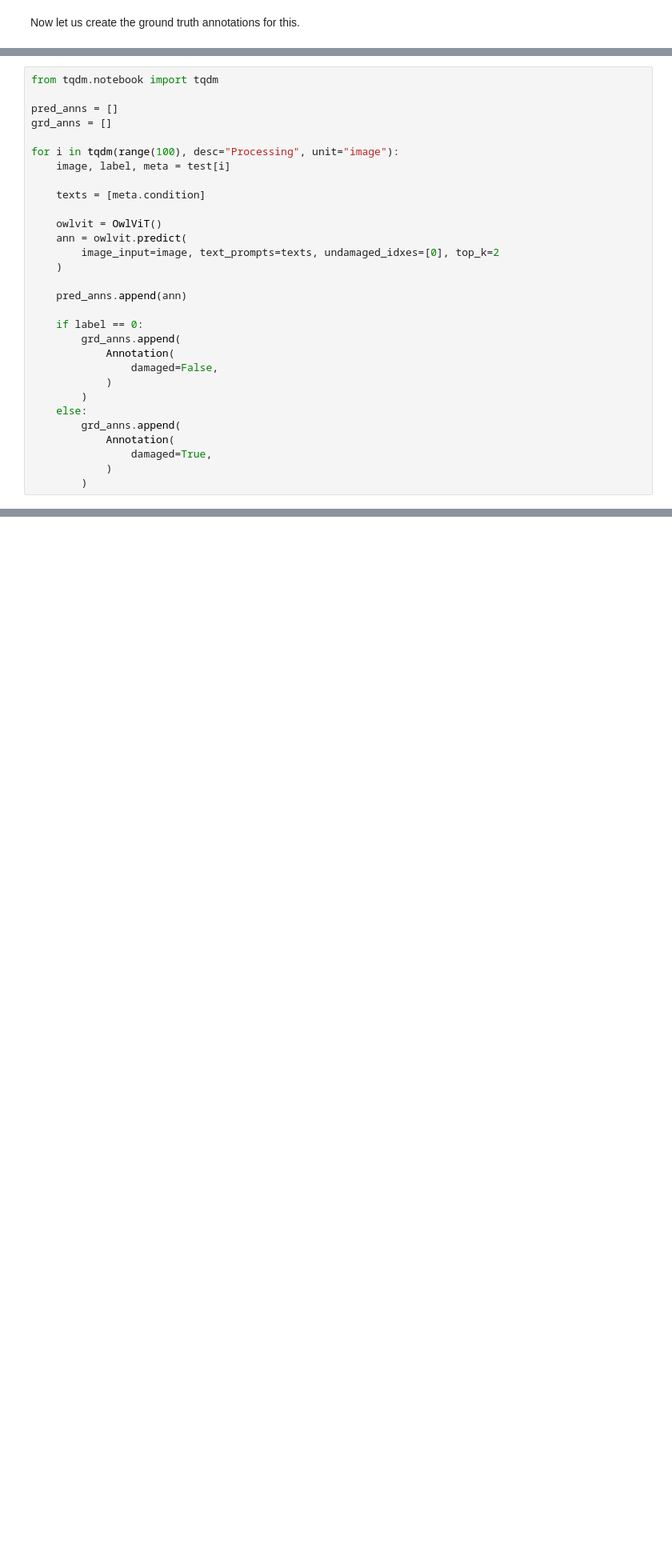
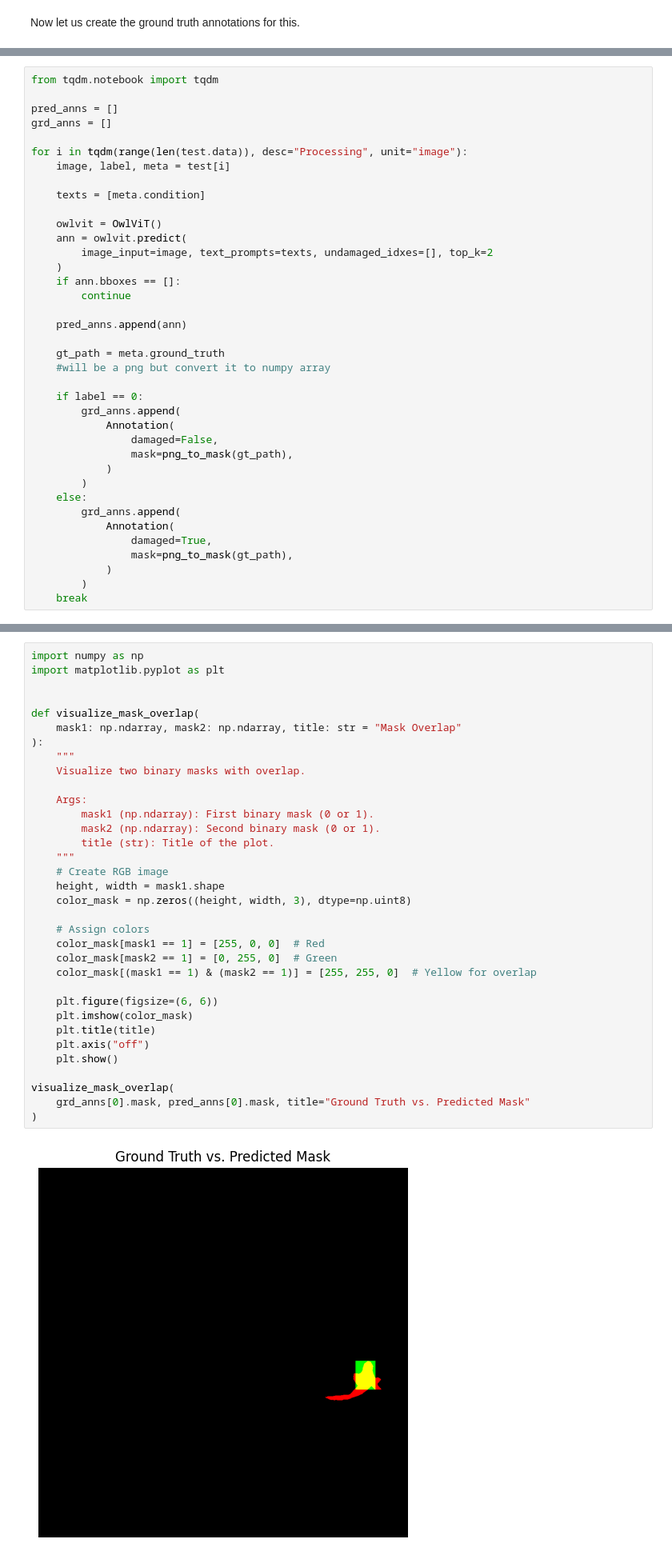
Before and after one commit to tanios13/aircraft-engine-anomaly-detection, a Jupyter notebook: notebooks/evaluation.ipynb, the cells around one changed output, grey strips where cells are left out. Shown at 80% size. Drawn from its saved outputs; the diff is of its cells as text; blank space fills up the shorter version.

```diff
--- a/notebooks/evaluation.ipynb
+++ b/notebooks/evaluation.ipynb
@@ -97,27 +116,35 @@ from tqdm.notebook import tqdm
 pred_anns = []
 grd_anns = []
 
-for i in tqdm(range(100), desc="Processing", unit="image"):
+for i in tqdm(range(len(test.data)), desc="Processing", unit="image"):
     image, label, meta = test[i]
 
     texts = [meta.condition]
 
     owlvit = OwlViT()
     ann = owlvit.predict(
-        image_input=image, text_prompts=texts, undamaged_idxes=[0], top_k=2
+        image_input=image, text_prompts=texts, undamaged_idxes=[], top_k=2
     )
+    if ann.bboxes == []:
+        continue
 
     pred_anns.append(ann)
+
+    gt_path = meta.ground_truth
+    #will be a png but convert it to numpy array
 
     if label == 0:
         grd_anns.append(
             Annotation(
                 damaged=False,
+                mask=png_to_mask(gt_path),
             )
         )
     else:
         grd_anns.append(
             Annotation(
                 damaged=True,
+                mask=png_to_mask(gt_path),
             )
         )
+    break
@@ -131,3 +178,39 @@ evaluator.eval()
+# %%
+import numpy as np
+import matplotlib.pyplot as plt
+
+
+def visualize_mask_overlap(
+    mask1: np.ndarray, mask2: np.ndarray, title: str = "Mask Overlap"
+):
+    """
+    Visualize two binary masks with overlap.
+
+    Args:
+        mask1 (np.ndarray): First binary mask (0 or 1).
+        mask2 (np.ndarray): Second binary mask (0 or 1).
+        title (str): Title of the plot.
+    """
+    # Create RGB image
+    height, width = mask1.shape
+    color_mask = np.zeros((height, width, 3), dtype=np.uint8)
+
+    # Assign colors
+    color_mask[mask1 == 1] = [255, 0, 0]  # Red
+    color_mask[mask2 == 1] = [0, 255, 0]  # Green
+    color_mask[(mask1 == 1) & (mask2 == 1)] = [255, 255, 0]  # Yellow for overlap
+
+    plt.figure(figsize=(6, 6))
+    plt.imshow(color_mask)
+    plt.title(title)
+    plt.axis("off")
+    plt.show()
+
+visualize_mask_overlap(
+    grd_anns[0].mask, pred_anns[0].mask, title="Ground Truth vs. Predicted Mask"
+)
+# %% [output]
+[figure, added]
 # %%
 #check if damaged is true for any
 for i in range(len(pred_anns)):
```
Also changed, not shown: parts of 6 cells of this notebook, 1 other file.
